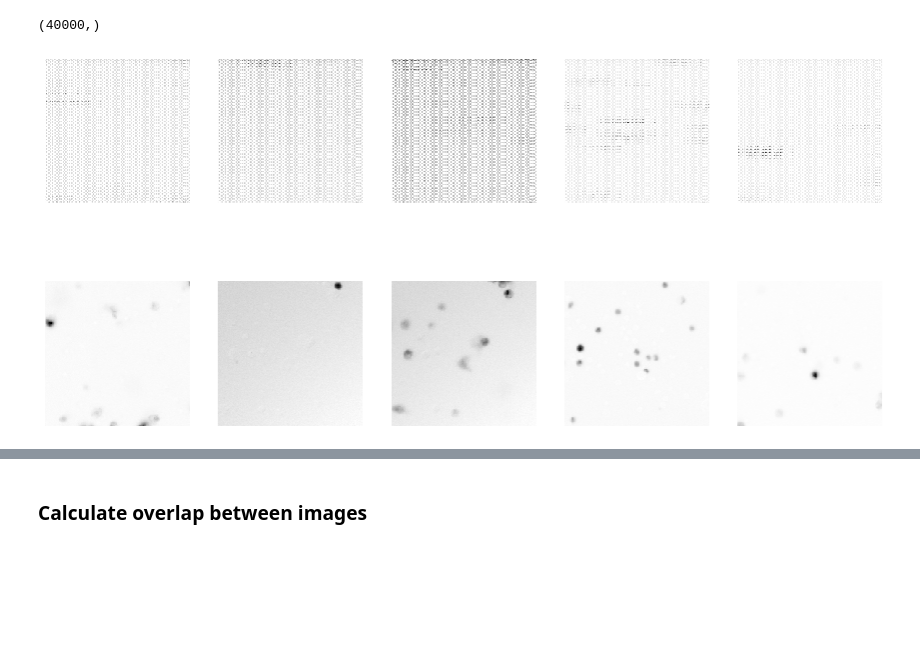
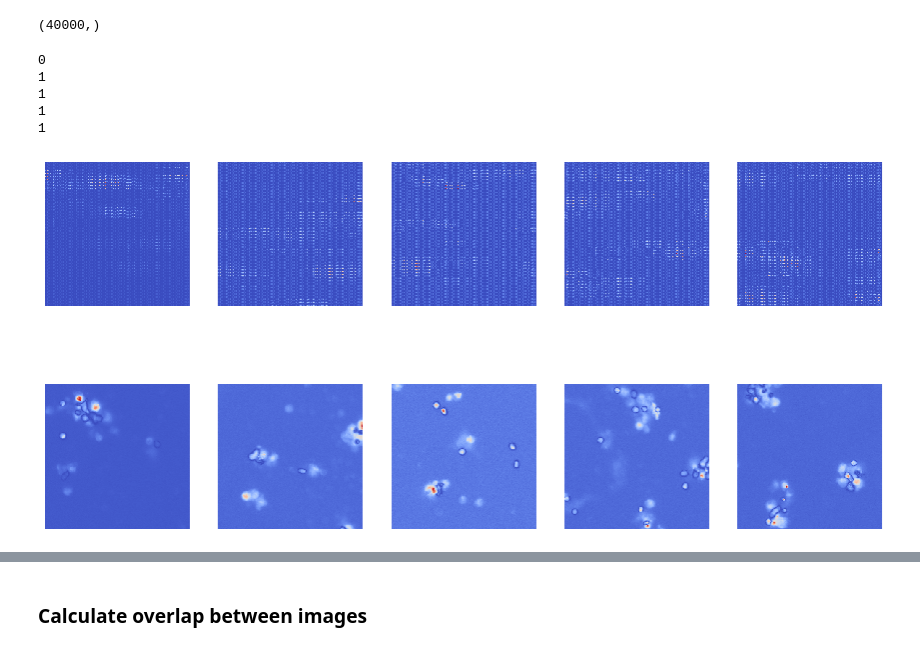
Before and after one commit to leonore/deep-learning-for-immune-cells, a Jupyter notebook: src/cell_autoencoder.ipynb, the cells around one changed output, grey strips where cells are left out. Saved outputs shown, nothing was run; the diff lists cells and outputs as text; code cells hidden in the pictures; blank space fills up the shorter version.

Commit message:
plotting overlapped results

```diff
--- a/src/cell_autoencoder.ipynb
+++ b/src/cell_autoencoder.ipynb
@@ -155,10 +205,15 @@ decoded_imgs = model.predict(x_test)
 encoded_imgs[0].shape
 # %% [output]
 (40000,)
-# %%
-plot_results(x_test, encoded_imgs)
-# %% [output]
-[figure, removed]
+# %%
+plot_results(overlap, x_overlap, y_overlap, cmap="coolwarm")
+# %% [output]
+0
+1
+1
+1
+1
+[figure, added]
 # %%
 plot_results(x_test, decoded_imgs)
 # %% [output]
```
Also changed, not shown: parts of 23 cells of this notebook, 1 other file.
